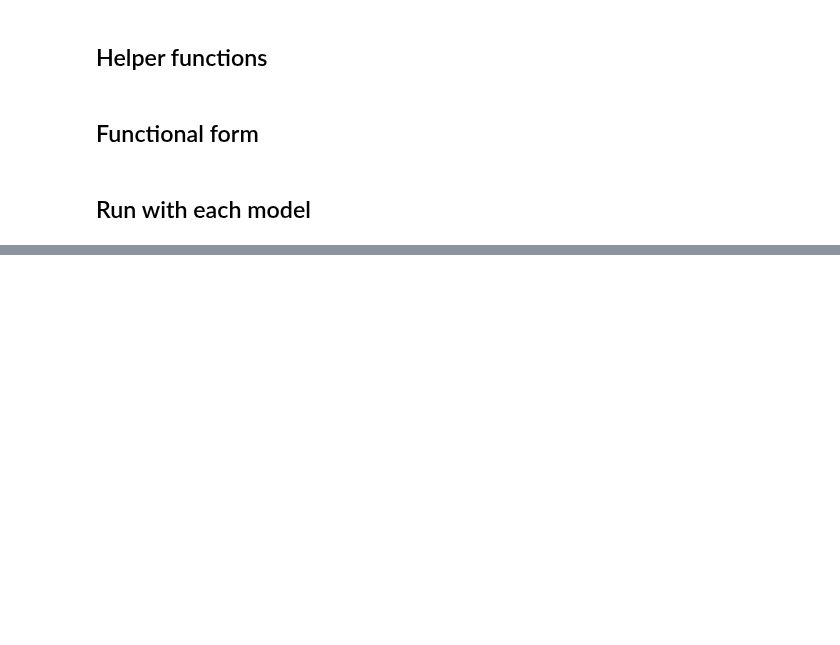
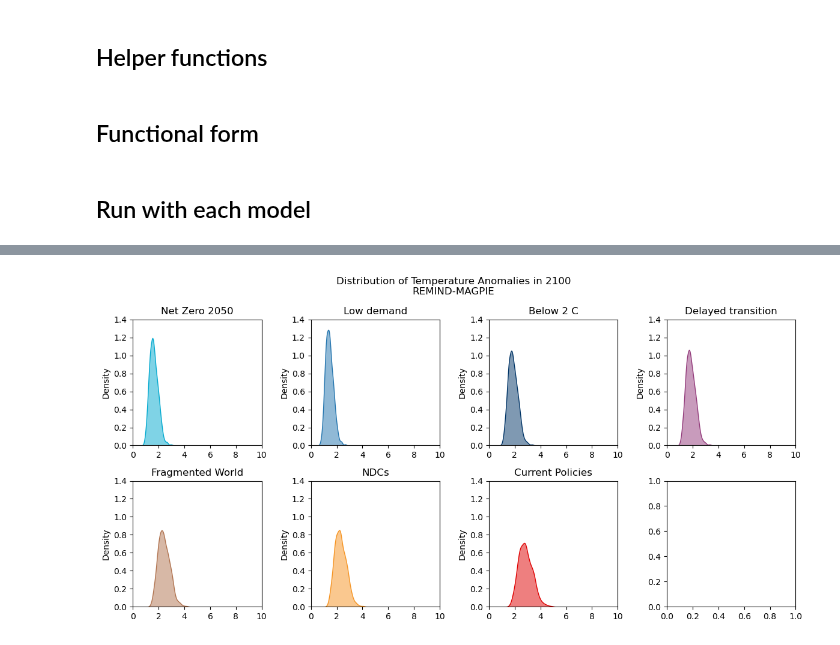
Before and after one commit to ericasimon16/woodwell_internship, a Jupyter notebook: FaIR_harmonized.ipynb, the cells around one changed output, grey strips where cells are left out. Drawn from its saved outputs; the diff is of its cells as text; code cells hidden in the pictures; blank space fills up the shorter version.

```diff
--- a/FaIR_harmonized.ipynb
+++ b/FaIR_harmonized.ipynb
@@ -440,0 +522,4 @@ plot_scenarios(prob_f_REM)
+# %%
+plt_temp_distribs(prob_f_REM.temperature, 2100, 'REMIND-MAGPIE')
+# %% [output]
+[figure, added]
```
Also changed, not shown: parts of 17 cells of this notebook, 7 other files.
